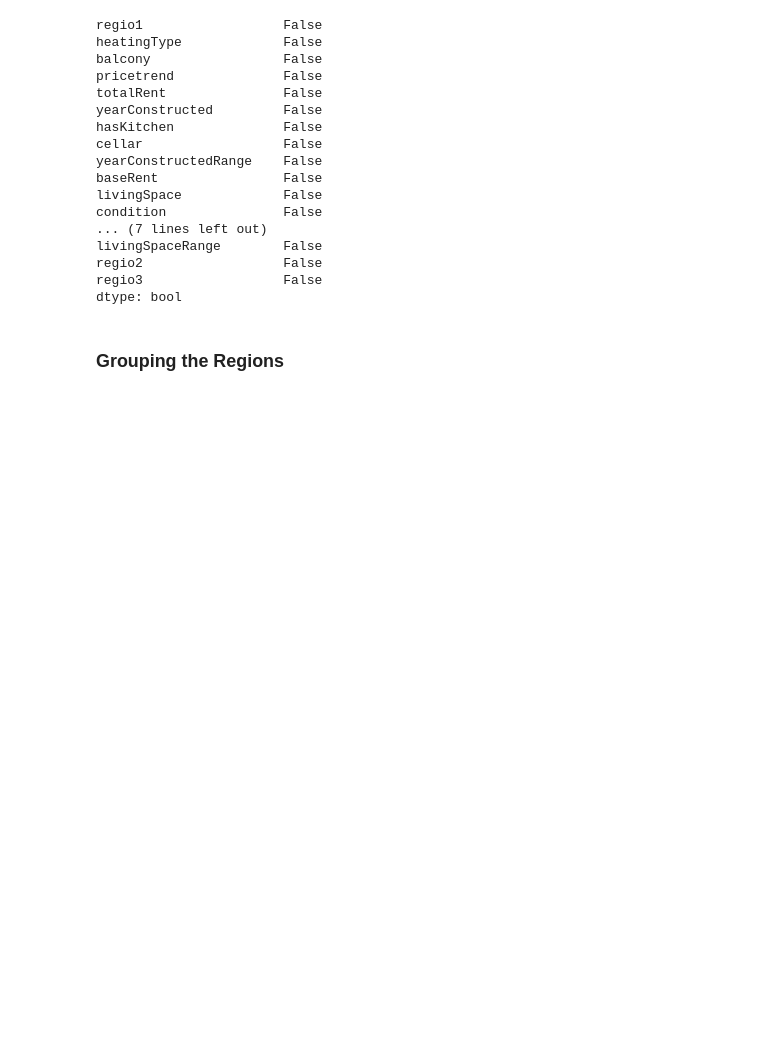
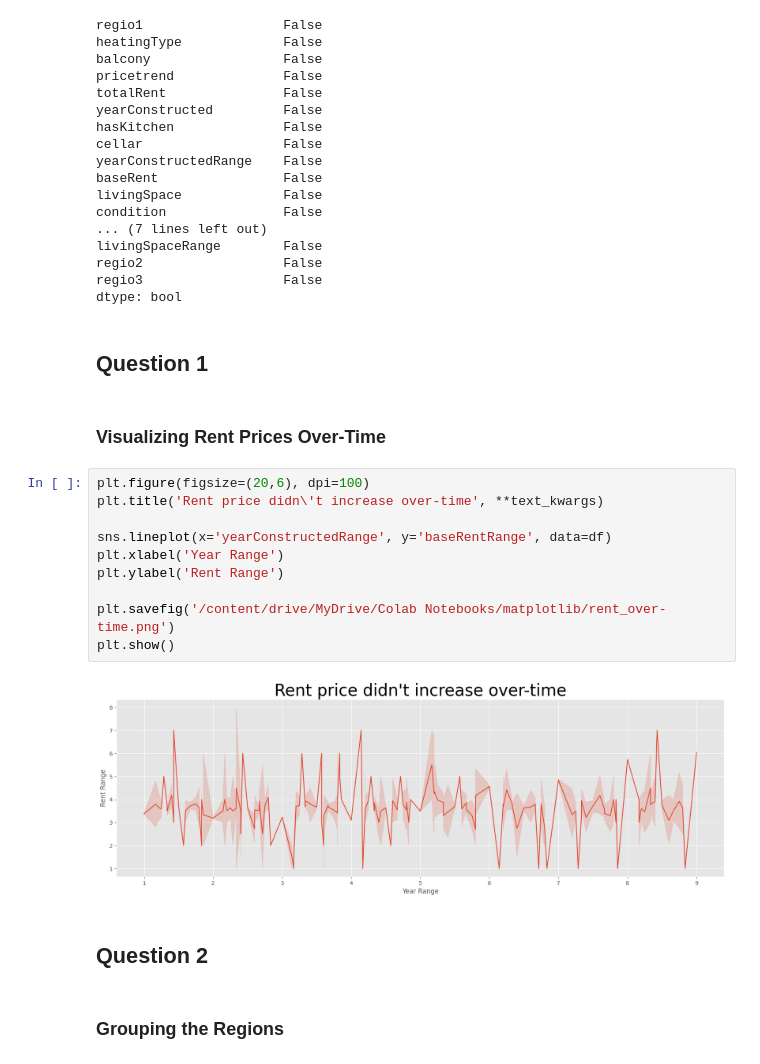
Before and after one commit to ProsperChuks/Germany-Real-Estate-Property-Rental, a Jupyter notebook: base.ipynb, the cells around one changed output. Cells and saved outputs as stored; diff of their text form; blank space fills up the shorter version.

Commit message:
rent price over-time

```diff
--- a/base.ipynb
+++ b/base.ipynb
@@ -72,6 +72,24 @@ livingSpaceRange        False
 regio2                  False
 regio3                  False
 dtype: bool
+# %% [markdown]
+## Question 1
+# %% [markdown]
+### Visualizing Rent Prices Over-Time
+# %%
+plt.figure(figsize=(20,6), dpi=100)
+plt.title('Rent price didn\'t increase over-time', **text_kwargs)
+
+sns.lineplot(x='yearConstructedRange', y='baseRentRange', data=df)
+plt.xlabel('Year Range')
+plt.ylabel('Rent Range')
+
+plt.savefig('/content/drive/MyDrive/Colab Notebooks/matplotlib/rent_over-time.png')
+plt.show()
+# %% [output]
+[figure, added]
+# %% [markdown]
+## Question 2
 # %% [markdown]
 ### Grouping the Regions
 # %%
```
Also changed, not shown: parts of 1 cell of this notebook, 1 other file.
